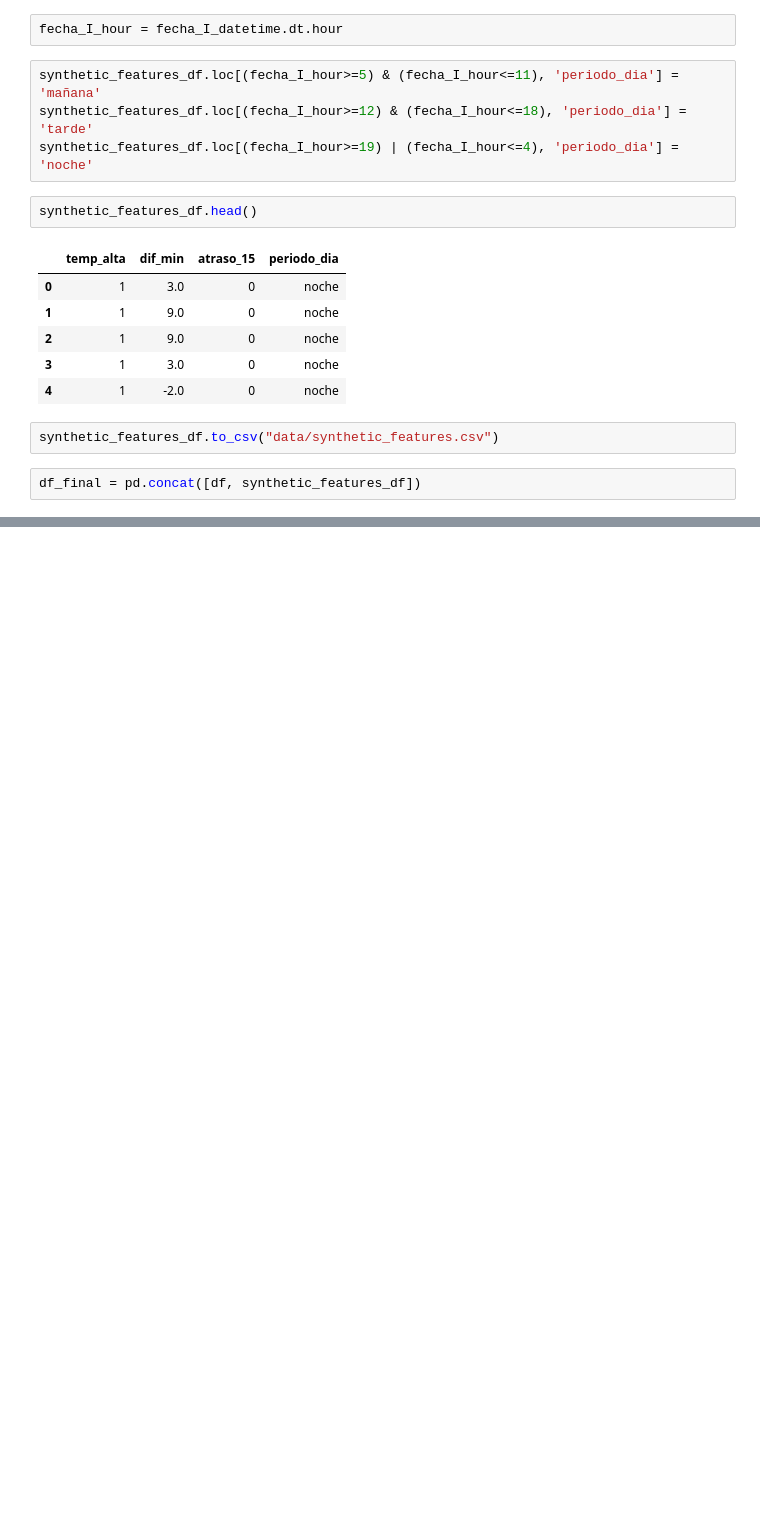
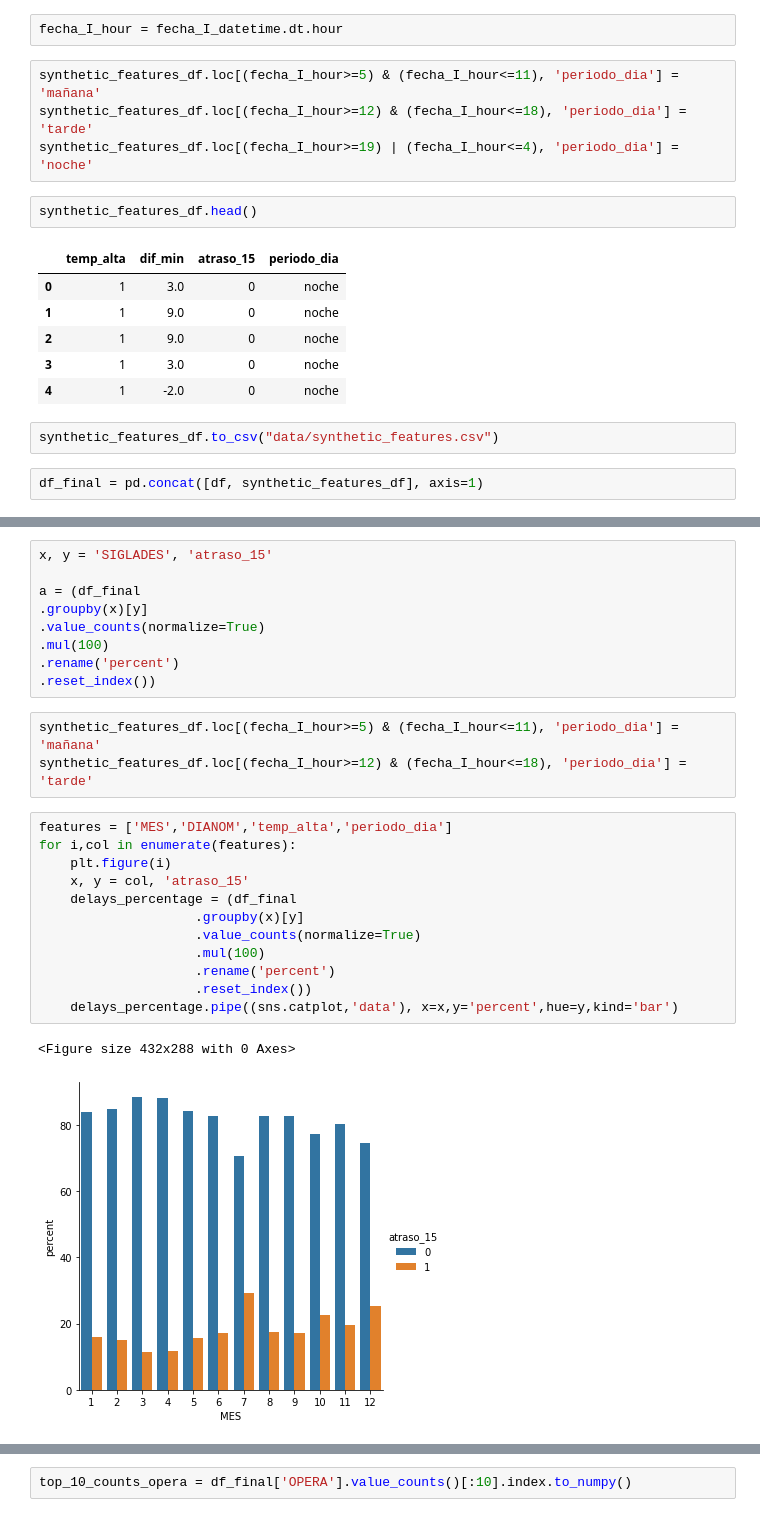
Before and after one commit to enrique-vilchez/datascientist-challenge, a Jupyter notebook: solution.ipynb, the cells around one changed output, grey strips where cells are left out. Saved outputs shown, nothing was run; the diff lists cells and outputs as text; blank space fills up the shorter version.

```diff
--- a/solution.ipynb
+++ b/solution.ipynb
@@ -79,4 +81,4 @@ synthetic_features_df.head()
 # %%
 synthetic_features_df.to_csv("data/synthetic_features.csv")
 # %%
-df_final = pd.concat([df, synthetic_features_df])
+df_final = pd.concat([df, synthetic_features_df], axis=1)
@@ -98,0 +85,27 @@ df_final
+# %%
+x, y = 'SIGLADES', 'atraso_15'
+
+a = (df_final
+.groupby(x)[y]
+.value_counts(normalize=True)
+.mul(100)
+.rename('percent')
+.reset_index())
+# %%
+synthetic_features_df.loc[(fecha_I_hour>=5) & (fecha_I_hour<=11), 'periodo_dia'] = 'mañana'
+synthetic_features_df.loc[(fecha_I_hour>=12) & (fecha_I_hour<=18), 'periodo_dia'] = 'tarde'
+# %%
+features = ['MES','DIANOM','temp_alta','periodo_dia']
+for i,col in enumerate(features):
+    plt.figure(i)
+    x, y = col, 'atraso_15'
+    delays_percentage = (df_final
+                    .groupby(x)[y]
+                    .value_counts(normalize=True)
+                    .mul(100)
+                    .rename('percent')
+                    .reset_index())
+    delays_percentage.pipe((sns.catplot,'data'), x=x,y='percent',hue=y,kind='bar')
+# %% [output]
+<Figure size 432x288 with 0 Axes>
+[figure, added]
@@ -98,0 +115,2 @@ df_final
+# %%
+top_10_counts_opera = df_final['OPERA'].value_counts()[:10].index.to_numpy()
```
Also changed, not shown: parts of 12 cells of this notebook.
